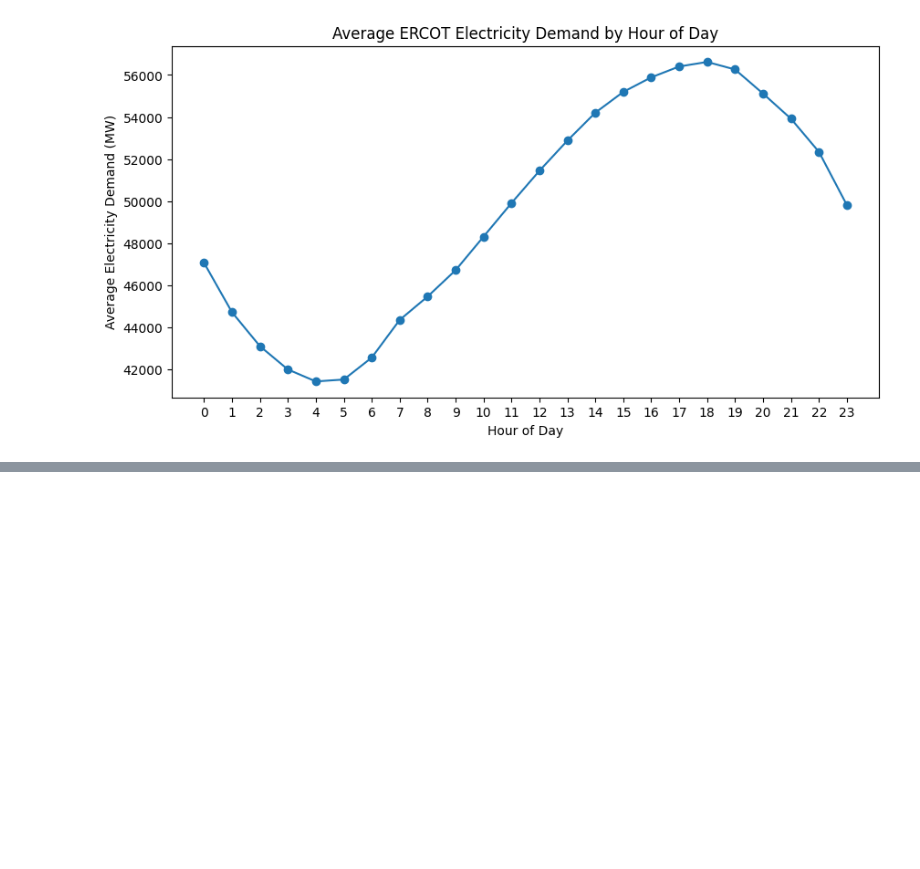
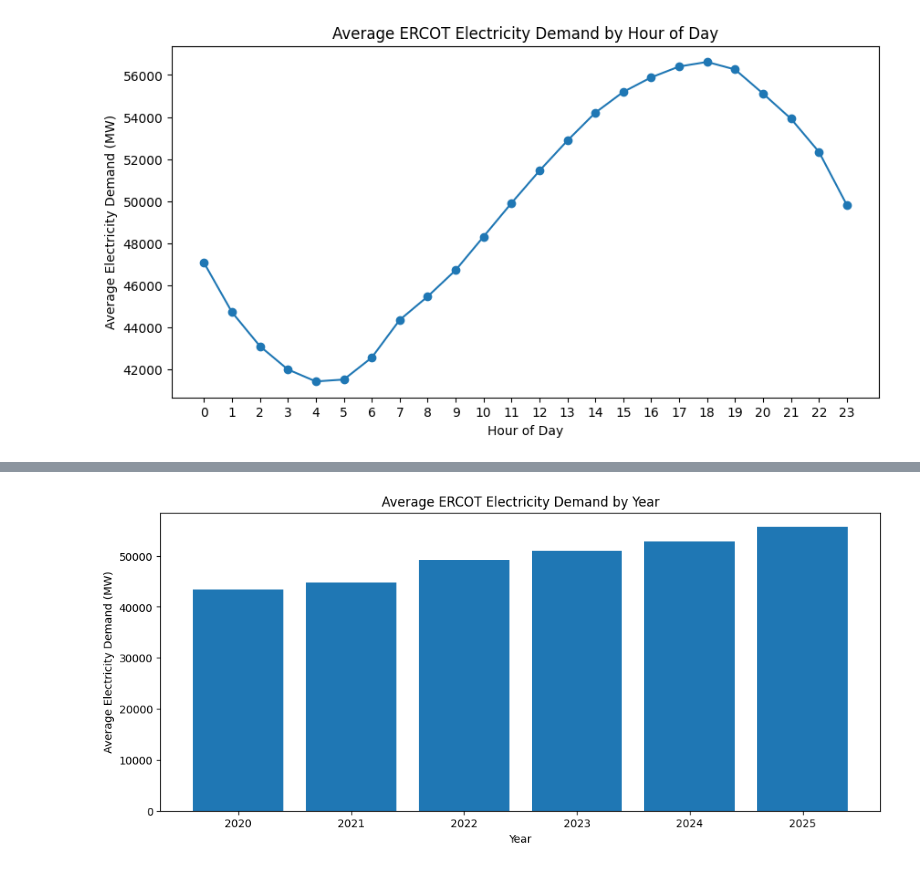
Before and after one commit to Chen-M-22/GridCast, a Jupyter notebook: 01_data_exploration.ipynb, the cells around one changed output, grey strips where cells are left out. Drawn from its saved outputs; the diff is of its cells as text; code cells hidden in the pictures; blank space fills up the shorter version.

```diff
--- a/01_data_exploration.ipynb
+++ b/01_data_exploration.ipynb
@@ -468,0 +596,12 @@ plt.show()
+# %%
+historical_demand_df['year'] = historical_demand_df['local_timestamp'].dt.year
+average_demand_by_year = historical_demand_df[historical_demand_df['year'].between(2020, 2025)].groupby('year')['demand'].mean()
+# %%
+plt.figure(figsize=(12, 5))
+plt.bar(average_demand_by_year.index.astype(str), average_demand_by_year.values)
+plt.xlabel('Year')
+plt.ylabel('Average Electricity Demand (MW)')
+plt.title("Average ERCOT Electricity Demand by Year")
+plt.show()
+# %% [output]
+[figure, added]
```
Also changed, not shown: parts of 19 cells of this notebook.
